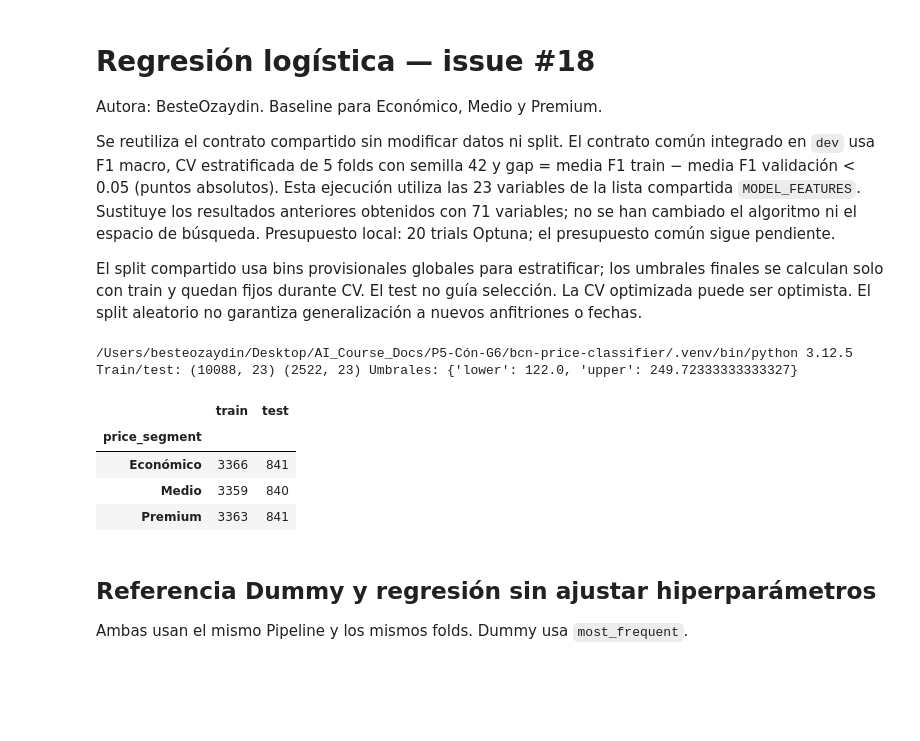
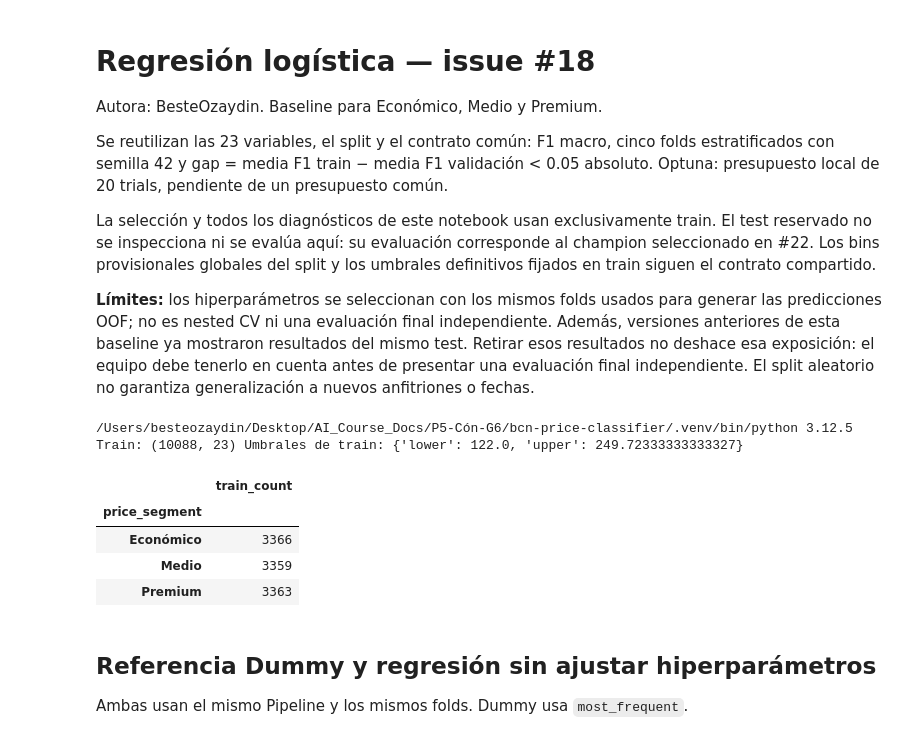
Before and after one commit to T6-P5-Classification/bcn-price-classifier, a Jupyter notebook: notebooks/04_model_logreg.ipynb, the cells around one changed output. Cells and saved outputs as stored; diff of their text form; code cells hidden in the pictures; blank space fills up the shorter version.

```diff
--- a/notebooks/04_model_logreg.ipynb
+++ b/notebooks/04_model_logreg.ipynb
@@ -2,9 +2,11 @@
 # Regresión logística — issue #18
 Autora: BesteOzaydin. Baseline para Económico, Medio y Premium.
 
-Se reutiliza el contrato compartido sin modificar datos ni split. El contrato común integrado en `dev` usa F1 macro, CV estratificada de 5 folds con semilla 42 y gap = media F1 train − media F1 validación < 0.05 (puntos absolutos). Esta ejecución utiliza las 23 variables de la lista compartida `MODEL_FEATURES`. Sustituye los resultados anteriores obtenidos con 71 variables; no se han cambiado el algoritmo ni el espacio de búsqueda. Presupuesto local: 20 trials Optuna; el presupuesto común sigue pendiente.
+Se reutilizan las 23 variables, el split y el contrato común: F1 macro, cinco folds estratificados con semilla 42 y gap = media F1 train − media F1 validación < 0.05 absoluto. Optuna: presupuesto local de 20 trials, pendiente de un presupuesto común.
 
-El split compartido usa bins provisionales globales para estratificar; los umbrales finales se calculan solo con train y quedan fijos durante CV. El test no guía selección. La CV optimizada puede ser optimista. El split aleatorio no garantiza generalización a nuevos anfitriones o fechas.
+La selección y todos los diagnósticos de este notebook usan exclusivamente train. El test reservado no se inspecciona ni se evalúa aquí: su evaluación corresponde al champion seleccionado en #22. Los bins provisionales globales del split y los umbrales definitivos fijados en train siguen el contrato compartido.
+
+**Límites:** los hiperparámetros se seleccionan con los mismos folds usados para generar las predicciones OOF; no es nested CV ni una evaluación final independiente. Además, versiones anteriores de esta baseline ya mostraron resultados del mismo test. Retirar esos resultados no deshace esa exposición: el equipo debe tenerlo en cuenta antes de presentar una evaluación final independiente. El split aleatorio no garantiza generalización a nuevos anfitriones o fechas.
 # %%
 from pathlib import Path
 import sys, json, hashlib, platform, subprocess, time, warnings, shutil, os
@@ -13,46 +15,47 @@ ROOT = Path.cwd() if (Path.cwd() / 'src').exists() else Path.cwd().parent
 sys.path.insert(0, str(ROOT))
 import numpy as np
 import pandas as pd
 import matplotlib.pyplot as plt
 from IPython.display import display
 import optuna
 from sklearn.pipeline import Pipeline
 from sklearn.dummy import DummyClassifier
 from sklearn.linear_model import LogisticRegression
-from sklearn.model_selection import StratifiedKFold, cross_validate
+from sklearn.model_selection import StratifiedKFold, cross_validate, cross_val_predict
 from sklearn.metrics import accuracy_score, f1_score, classification_report, confusion_matrix, ConfusionMatrixDisplay
 from sklearn.exceptions import ConvergenceWarning
 from src.preprocessing import load_train_test, build_preprocessor, TARGET_LABELS, RAW_DATA_PATH
 SEED, N_TRIALS = 42, 20
 LABELS = list(TARGET_LABELS)
-X_train, X_test, y_train, y_test, thresholds = load_train_test(return_thresholds=True)
-assert 'price' not in X_train and 'price' not in X_test
-assert X_train.index.intersection(X_test.index).empty
-assert X_train.index.equals(y_train.index) and X_test.index.equals(y_test.index)
+# El cargador conserva el split común; se descartan ambos objetos de test.
+X_train, _, y_train, _, thresholds = load_train_test(return_thresholds=True)
+assert 'price' not in X_train
+assert X_train.index.equals(y_train.index)
+assert X_train.shape[1] == 23
 print(sys.executable, platform.python_version())
-print('Train/test:', X_train.shape, X_test.shape, 'Umbrales:', thresholds)
-display(pd.DataFrame({'train': y_train.value_counts(), 'test': y_test.value_counts()}).reindex(LABELS))
+print('Train:', X_train.shape, 'Umbrales de train:', thresholds)
+display(y_train.value_counts().reindex(LABELS).rename('train_count').to_frame())
 cv = StratifiedKFold(n_splits=5, shuffle=True, random_state=SEED)
 # Un fallo de convergencia invalida la ejecución: no se oculta.
 warnings.filterwarnings('error', category=ConvergenceWarning)
 def pipeline(model):
     return Pipeline([('prep', build_preprocessor()), ('model', model)])
 def evaluate_cv(estimator):
     return cross_validate(estimator, X_train, y_train, cv=cv, scoring='f1_macro',
                           return_train_score=True, error_score='raise', n_jobs=1)
 def summarize(scores):
     train, val = float(np.mean(scores['train_score'])), float(np.mean(scores['test_score']))
     return dict(cv_train_f1_macro=train, cv_validation_f1_macro=val,
                 cv_validation_std=float(np.std(scores['test_score'])), gap=train-val,
                 gap_under_005=bool(train-val < 0.05), cv_fit_seconds=float(np.sum(scores['fit_time'])))
 # %% [output]
 /Users/besteozaydin/Desktop/AI_Course_Docs/P5-Cón-G6/bcn-price-classifier/.venv/bin/python 3.12.5
-Train/test: (10088, 23) (2522, 23) Umbrales: {'lower': 122.0, 'upper': 249.72333333333327}
+Train: (10088, 23) Umbrales de train: {'lower': 122.0, 'upper': 249.72333333333327}
-|  | train | test |
-| price_segment |  |  |
-| Económico | 3366 | 841 |
-| Medio | 3359 | 840 |
-| Premium | 3363 | 841 |
+|  | train_count |
+| price_segment |  |
+| Económico | 3366 |
+| Medio | 3359 |
+| Premium | 3363 |
 # %% [markdown]
 ## Referencia Dummy y regresión sin ajustar hiperparámetros
 Ambas usan el mismo Pipeline y los mismos folds. Dummy usa `most_frequent`.
```
Also changed, not shown: parts of 6 cells of this notebook, 7 other files.
